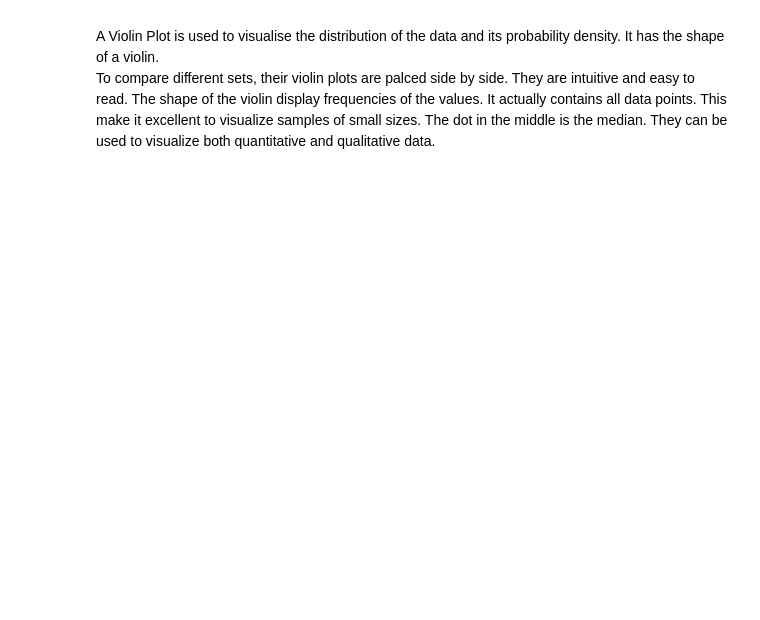
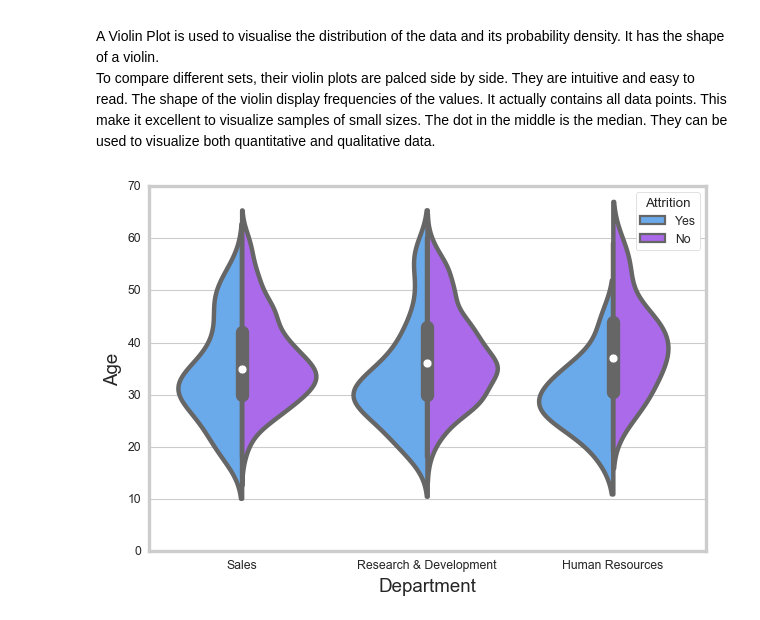
Before and after one commit to skacem/TIL, a Jupyter notebook: seaborn_intro.ipynb, the cells around one changed output. Cells and saved outputs as stored; diff of their text form; code cells hidden in the pictures; blank space fills up the shorter version.

```diff
--- a/seaborn_intro.ipynb
+++ b/seaborn_intro.ipynb
@@ -286,3 +289,13 @@ sns.boxenplot(x=df['Department'],
 
 A Violin Plot is used to visualise the distribution of the data and its probability density. It has the shape of a violin.
 To compare different sets, their violin plots are palced side by side. They are intuitive and easy to read. The shape of the violin display frequencies of the values. It actually contains all data points. This make it excellent to visualize samples of small sizes. The dot in the middle is the median. They can be used to visualize both quantitative and qualitative data.
+# %%
+sns.set_style('whitegrid')
+# Same data as above
+sns.violinplot(x=df['Department'],
+            y=df['Age'],
+            hue=df['Attrition'],
+            palette='cool',
+            split=True);
+# %% [output]
+[figure, added]
```
Also changed, not shown: parts of 15 cells of this notebook.
